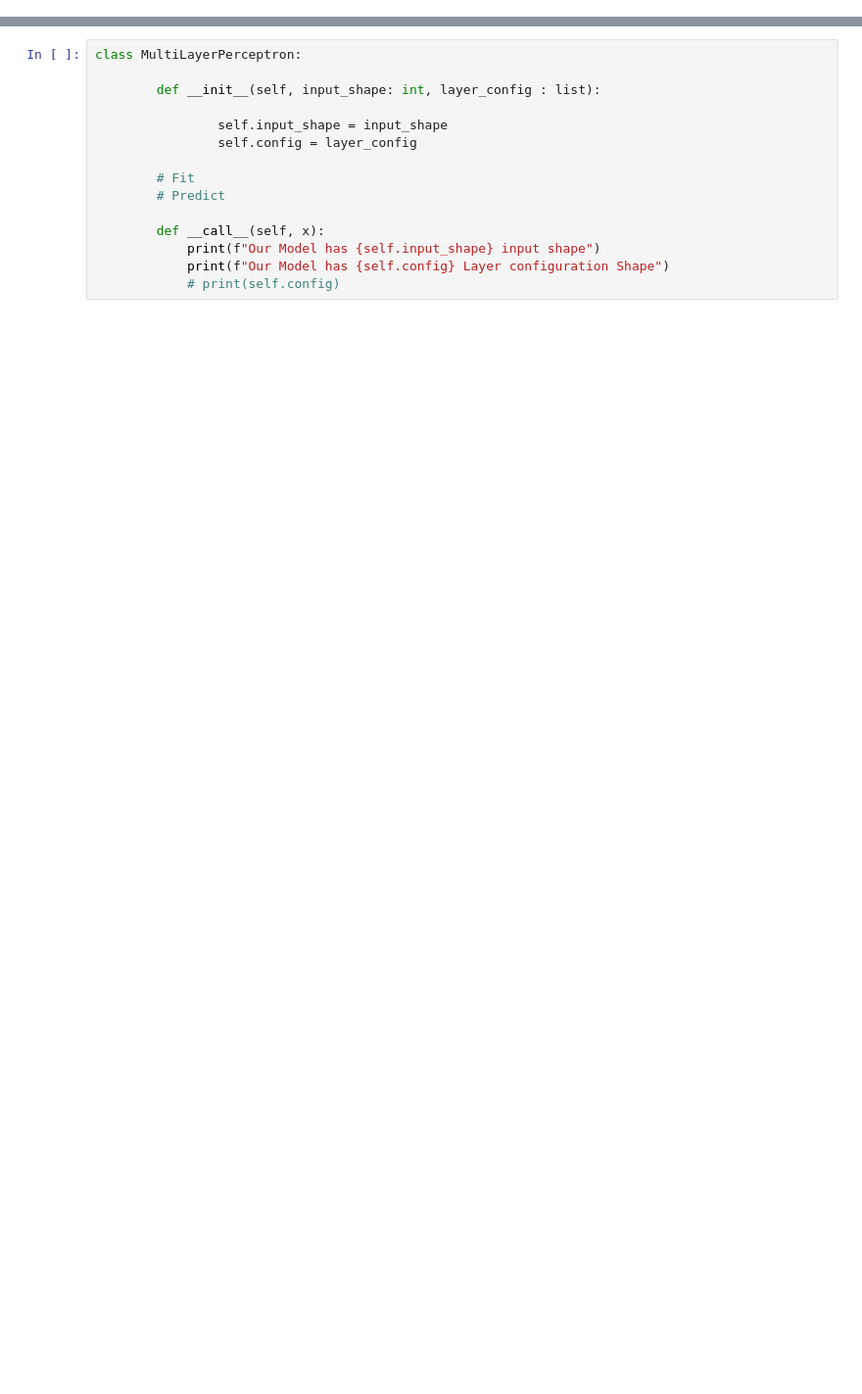
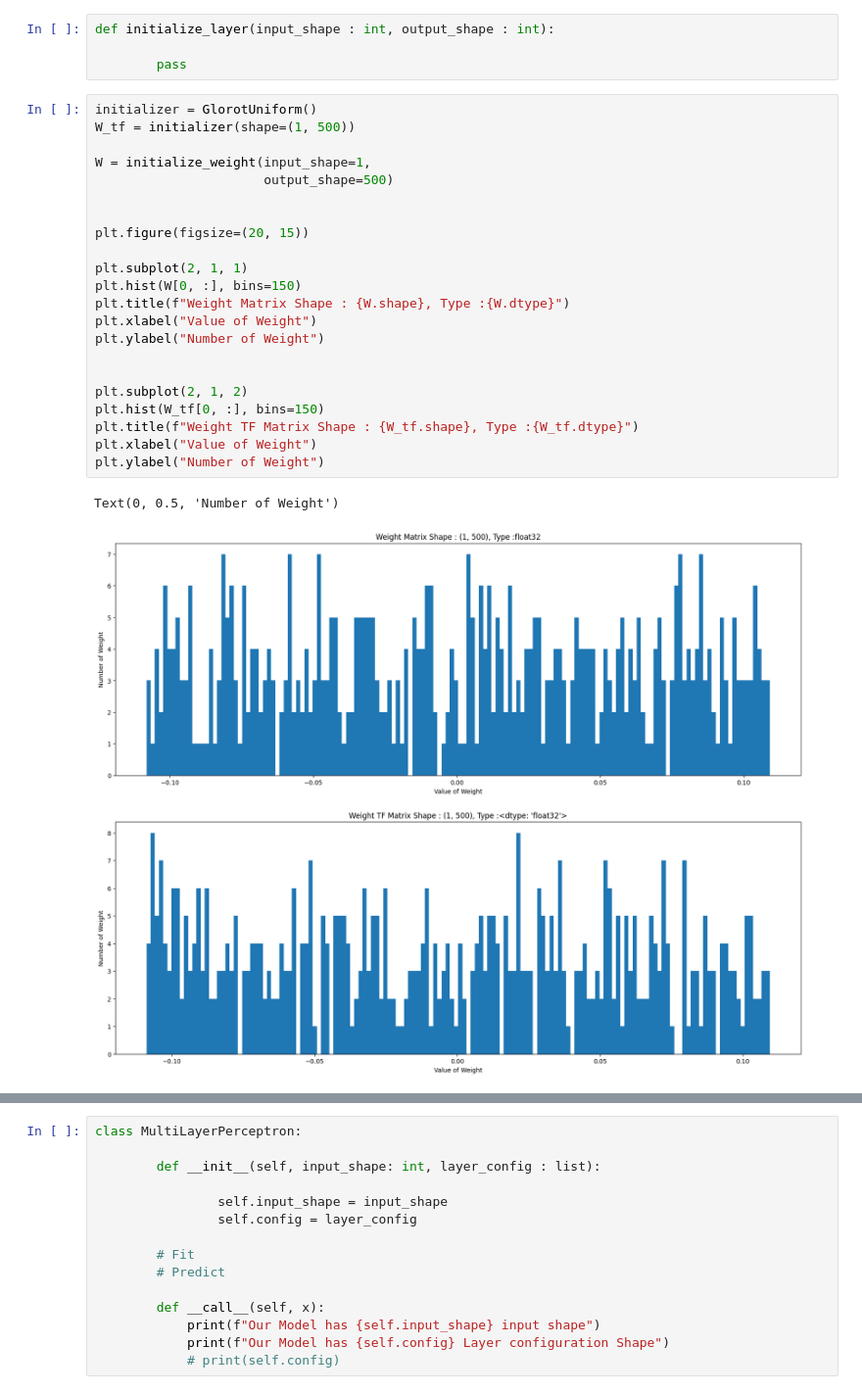
Before and after one commit to widium/MLP_From_Scratch, a Jupyter notebook: test.ipynb, the cells around one changed output, grey strips where cells are left out. Shown: that part at 98% size. Saved outputs shown, nothing was run; the diff lists cells and outputs as text; blank space fills up the shorter version.

```diff
--- a/test.ipynb
+++ b/test.ipynb
@@ -61,0 +213,29 @@ X_resize = X.reshape()
+# %%
+def initialize_layer(input_shape : int, output_shape : int):
+
+        pass
+# %%
+initializer = GlorotUniform()
+W_tf = initializer(shape=(1, 500))
+
+W = initialize_weight(input_shape=1,
+                      output_shape=500)
+
+
+plt.figure(figsize=(20, 15))
+
+plt.subplot(2, 1, 1)
+plt.hist(W[0, :], bins=150)
+plt.title(f"Weight Matrix Shape : {W.shape}, Type :{W.dtype}")
+plt.xlabel("Value of Weight")
+plt.ylabel("Number of Weight")
+
+
+plt.subplot(2, 1, 2)
+plt.hist(W_tf[0, :], bins=150)
+plt.title(f"Weight TF Matrix Shape : {W_tf.shape}, Type :{W_tf.dtype}")
+plt.xlabel("Value of Weight")
+plt.ylabel("Number of Weight")
+# %% [output]
+Text(0, 0.5, 'Number of Weight')
+[figure, added]
```
Also changed, not shown: parts of 22 cells of this notebook, 1 other file.
